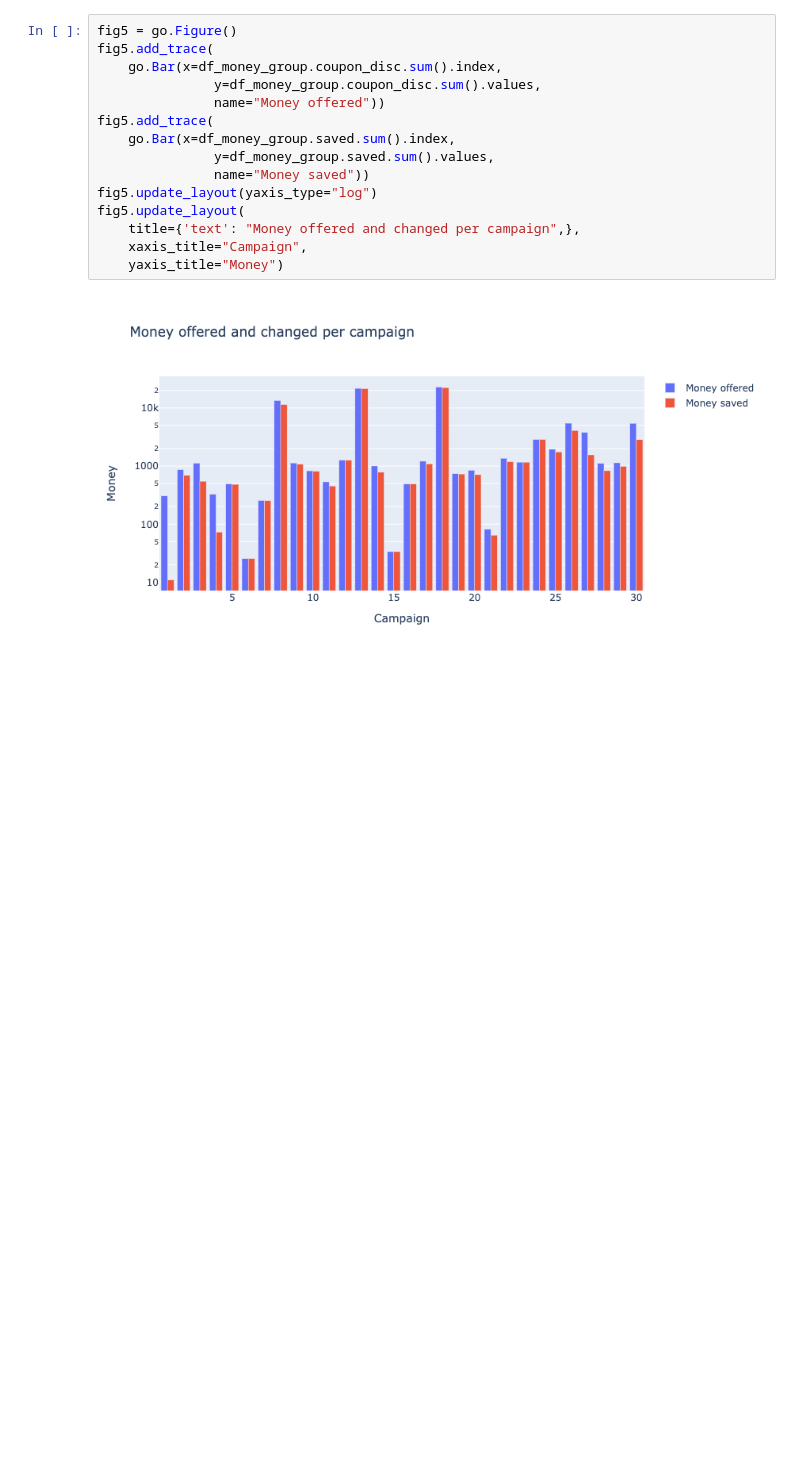
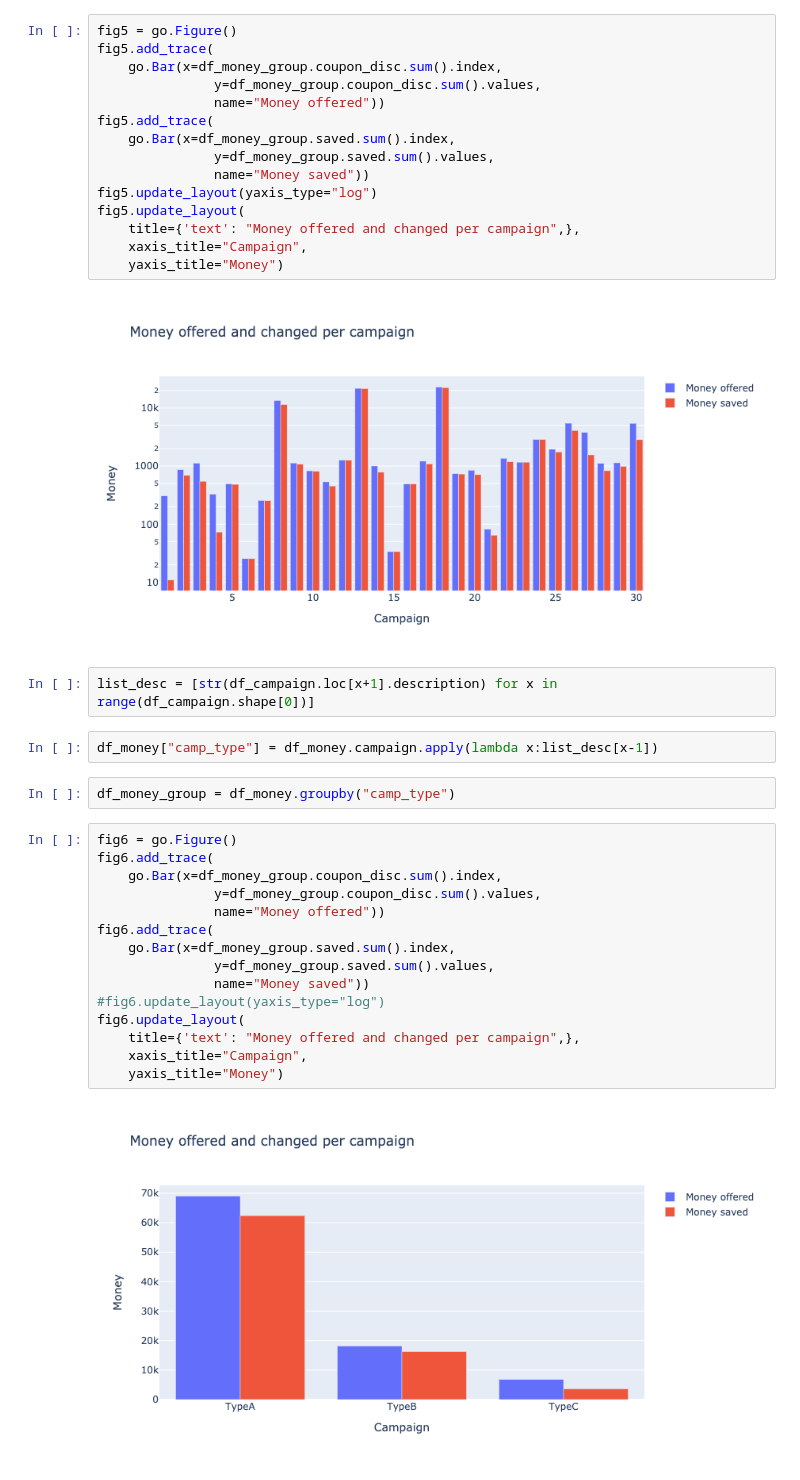
Before and after one commit to whateverforever/ada-2019-project, a Jupyter notebook: plotly.ipynb, the cells around one changed output. Drawn from its saved outputs; the diff is of its cells as text; blank space fills up the shorter version.

```diff
--- a/plotly.ipynb
+++ b/plotly.ipynb
@@ -139,3 +145,26 @@ fig5.update_layout(
     yaxis_title="Money")
 # %% [output]
 [figure]
+# %%
+list_desc = [str(df_campaign.loc[x+1].description) for x in range(df_campaign.shape[0])]
+# %%
+df_money["camp_type"] = df_money.campaign.apply(lambda x:list_desc[x-1])
+# %%
+df_money_group = df_money.groupby("camp_type")
+# %%
+fig6 = go.Figure()
+fig6.add_trace(
+    go.Bar(x=df_money_group.coupon_disc.sum().index,
+               y=df_money_group.coupon_disc.sum().values,
+               name="Money offered"))
+fig6.add_trace(
+    go.Bar(x=df_money_group.saved.sum().index,
+               y=df_money_group.saved.sum().values,
+               name="Money saved"))
+#fig6.update_layout(yaxis_type="log")
+fig6.update_layout(
+    title={'text': "Money offered and changed per campaign",},
+    xaxis_title="Campaign",
+    yaxis_title="Money")
+# %% [output]
+[figure, added]
```
Also changed, not shown: parts of 11 cells of this notebook, 7 other files.
